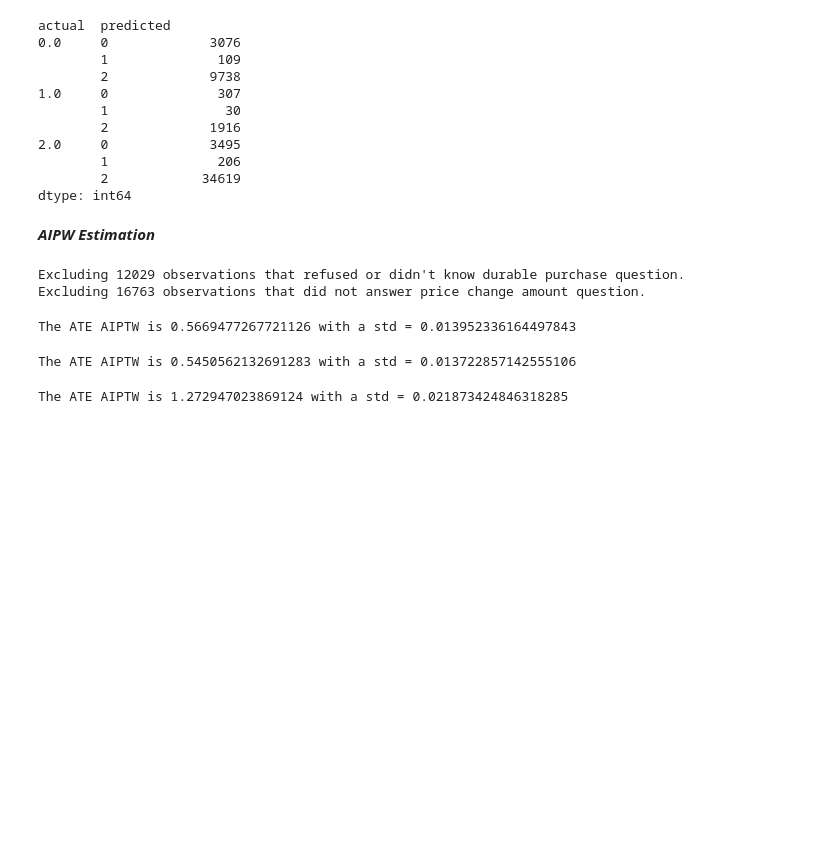
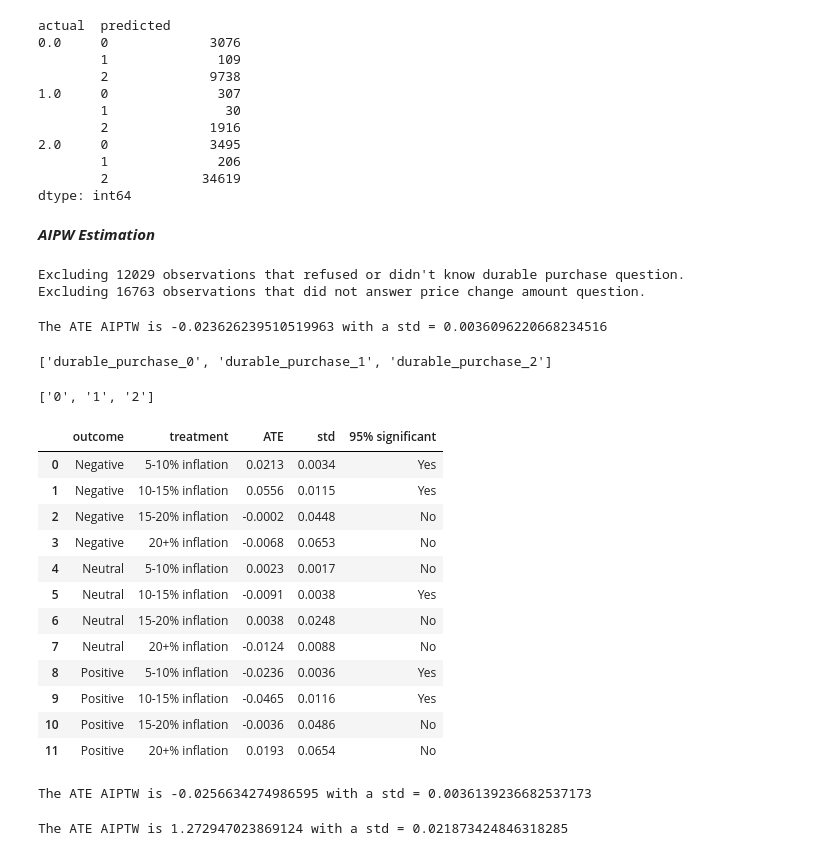
Before and after one commit to Wesley-Janson/stat27420_final_project, a Jupyter notebook: models.ipynb, the cells around one changed output. Cells and saved outputs as stored; diff of their text form; code cells hidden in the pictures; blank space fills up the shorter version.

Commit message:
all outcomes q!

```diff
--- a/models.ipynb
+++ b/models.ipynb
@@ -565,26 +565,82 @@ g_cond = conditionalize_on_column(g)
 # AIPW for Good for 5-10% inflation predictors compared to 0-5%
 data_and_nuisance_estimates_xgb = pd.DataFrame(
     {'g': g_cond[:,1], 'Q_control': Q0[:,2], 'Q_treat': Q1[:,2],
-    'A': data_xgboost["treatment_bins"], 'Y': data_xgboost["durable_purchase"]})
+    'A': data_xgboost["treatment_bins_1.0"], 'Y': data_xgboost["durable_purchase_2"]})
 tau_hat, std_hat = ate_aiptw(**data_and_nuisance_estimates_xgb)
 print(f"The ATE AIPTW is {tau_hat} with a std = {std_hat}")
 
 # Pre-Wesley's changes 12/6: The ATE AIPTW is 0.5910816442549504 with a std = 0.015243537827750696
 # %% [output]
-The ATE AIPTW is 0.5669477267721126 with a std = 0.013952336164497843
+The ATE AIPTW is -0.023626239510519963 with a std = 0.0036096220668234516
+# %%
+[outcome for outcome in outcomes]
+# %% [output]
+['durable_purchase_0', 'durable_purchase_1', 'durable_purchase_2']
+# %%
+[outcome[-1] for outcome in outcomes]
+# %% [output]
+['0', '1', '2']
+# %%
+# Let's do a table of effects!
+
+outcomes = ['durable_purchase_0','durable_purchase_1','durable_purchase_2']
+treatments = treatment_vars[1:-1]
+
+estimates = pd.DataFrame(columns={'outcome':'','treatment':'','ATE':0.0,'std':0.0})
+for outcome in outcomes:
+    for treatment in treatments:
+        data_and_nuisance_estimates_xgb = pd.DataFrame(
+            {'g': g_cond[:,int(treatment[-3])], 'Q_control': Q0[:,int(outcome[-1])], 'Q_treat': Q1[:,int(outcome[-1])],
+            'A': data_xgboost[treatment], 'Y': data_xgboost[outcome]})
+        tau_hat, std_hat = ate_aiptw(**data_and_nuisance_estimates_xgb)
+        #estimates.loc[estimates['outcome']=='',:] = [outcome,treatment,tau_hat,std_hat]
+        estimates = estimates.append({
+            'outcome':outcome,'treatment':treatment,'ATE':round(tau_hat,4),'std':round(std_hat,4)},
+            ignore_index=True)
+
+estimates['95% significant'] = np.where(abs(estimates['ATE']) > 1.96*estimates['std'], 'Yes', 'No')
+# calculate p-values (two-tailed)
+estimates['p-value'] = 2*(1 - norm.cdf(abs(estimates['ATE']/estimates['std'])))
+
+estimates.replace(to_replace={
+    'durable_purchase_0':'Negative',
+    'durable_purchase_1':'Neutral',
+    'durable_purchase_2':'Positive',
+    'treatment_bins_1.0':'5-10% inflation',
+    'treatment_bins_2.0':'10-15% inflation',
+    'treatment_bins_3.0':'15-20% inflation',
+    'treatment_bins_4.0':'20+% inflation'},
+    inplace=True)
+
+estimates
+# %% [output]
+|  | outcome | treatment | ATE | std | 95% significant |
+| 0 | Negative | 5-10% inflation | 0.0213 | 0.0034 | Yes |
+| 1 | Negative | 10-15% inflation | 0.0556 | 0.0115 | Yes |
+| 2 | Negative | 15-20% inflation | -0.0002 | 0.0448 | No |
+| 3 | Negative | 20+% inflation | -0.0068 | 0.0653 | No |
+| 4 | Neutral | 5-10% inflation | 0.0023 | 0.0017 | No |
+| 5 | Neutral | 10-15% inflation | -0.0091 | 0.0038 | Yes |
+| 6 | Neutral | 15-20% inflation | 0.0038 | 0.0248 | No |
+| 7 | Neutral | 20+% inflation | -0.0124 | 0.0088 | No |
+| 8 | Positive | 5-10% inflation | -0.0236 | 0.0036 | Yes |
+| 9 | Positive | 10-15% inflation | -0.0465 | 0.0116 | Yes |
+| 10 | Positive | 15-20% inflation | -0.0036 | 0.0486 | No |
+| 11 | Positive | 20+% inflation | 0.0193 | 0.0654 | No |
 # %%
 # Probably need to conditionalize the Q predictions too??
+# 12/6 update: probably not actually
 
 # AIPW for Good for 10-15% inflation predictors compared to 0-5%, Q conditional
-q0_cond = conditionalize_propensity_scores(Q0)
-q1_cond = conditionalize_propensity_scores(Q1)
+q0_cond = conditionalize_on_column(Q0)
+q1_cond = conditionalize_on_column(Q1)
 data_and_nuisance_estimates_xgb = pd.DataFrame(
     {'g': g_cond[:,1], 'Q_control': q0_cond[:,2], 'Q_treat': q1_cond[:,2],
-    'A': data_xgboost["treatment_bins"], 'Y': data_xgboost["durable_purchase"]})
+    'A': data_xgboost["treatment_bins_1.0"], 'Y': data_xgboost["durable_purchase_2"]})
 tau_hat, std_hat = ate_aiptw(**data_and_nuisance_estimates_xgb)
 print(f"The ATE AIPTW is {tau_hat} with a std = {std_hat}")
 # %% [output]
-The ATE AIPTW is 0.5450562132691283 with a std = 0.013722857142555106
+The ATE AIPTW is -0.0256634274986595 with a std = 0.0036139236682537173
 # %%
 # old - this won't work anymore
 
```
